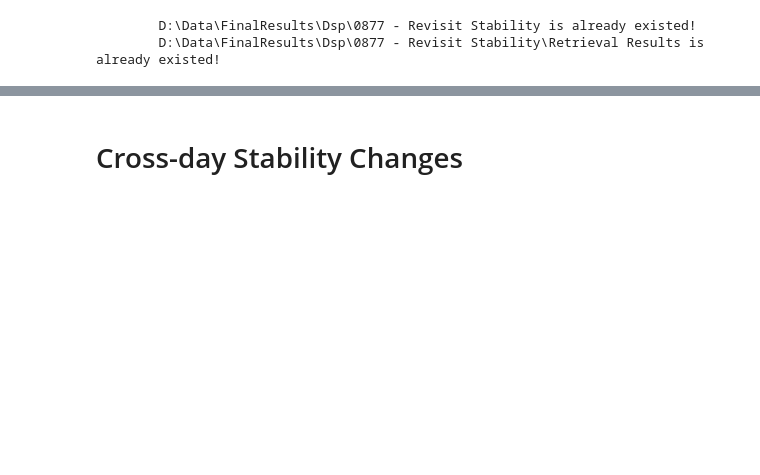
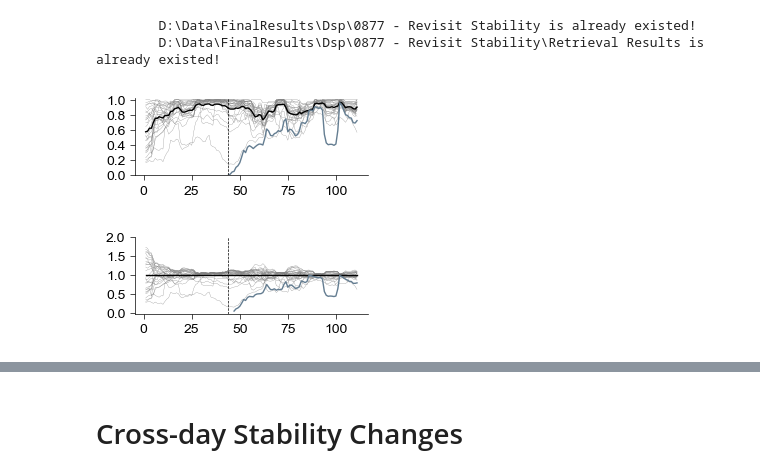
Before and after one commit to YAO-Shuyang/PlotFigures, a Jupyter notebook: NodeFigures/Fig0877 - Revisit Stability.ipynb, the cells around one changed output, grey strips where cells are left out. Cells and saved outputs as stored; diff of their text form; code cells hidden in the pictures; blank space fills up the shorter version.

```diff
--- a/NodeFigures/Fig0877 - Revisit Stability.ipynb
+++ b/NodeFigures/Fig0877 - Revisit Stability.ipynb
@@ -124,6 +124,72 @@ for mouse in [10212, 10224, 10227, 10232]:
     for r in range(7):
         hidden_state_proportion(mouse, maze_type, r)
 prop_r0 = hidden_state_proportion(10232, maze_type, 0)
+# %%
+maze_type = 1
+prop_r0 = hidden_state_proportion(10232, maze_type, 0)
+prop_r5 = hidden_state_proportion(10232, maze_type, 5)
+fig = plt.figure(figsize=(3, 1))
+ax = Clear_Axes(plt.axes(), close_spines=['top', 'right'], ifxticks=True, ifyticks=True)
+for i in range(prop_r0.shape[1]):
+    ax.plot(
+        np.arange(1, 112),
+        prop_r0[CP_DSPs[maze_type][0]-1, i],
+        color='grey',
+        lw=0.2
+    )
+ax.plot(
+    np.arange(1, 112),
+    np.nanmean(prop_r0[CP_DSPs[maze_type][0]-1, :], axis=1),
+    color='k',
+    lw=1
+)
+#idx = np.where(prop_r5[CP_DSPs[maze_type][5]-1, 0] - bottom_line_whole[CP_DSPs[maze_type][5]-1] >= 0)[0]
+ax.plot(
+    np.arange(1, 112)[-CP_DSPs[maze_type][5].shape[0]:],
+    prop_r5[CP_DSPs[maze_type][5]-1, 0],
+    color=DSPPalette[5],
+    lw=1
+)
+ax.axvline(np.arange(1, 112)[-CP_DSPs[maze_type][5].shape[0]:][idx[0]], color='k', lw=0.5, ls='--')
+ax.set_ylim(0, 1.02)
+ax.set_yticks(np.linspace(0, 1, 6))
+plt.savefig(join(loc, "Hidden State Retrieval [Example].png"), dpi=600)
+plt.savefig(join(loc, "Hidden State Retrieval [Example].svg"), dpi=600)
+plt.show()
+
+
+maze_type = 1
+mean_prop_r0 = np.nanmean(prop_r0, axis=1)
+fig = plt.figure(figsize=(3, 1))
+ax = Clear_Axes(plt.axes(), close_spines=['top', 'right'], ifxticks=True, ifyticks=True)
+for i in range(prop_r0.shape[1]):
+    ax.plot(
+        np.arange(1, 112),
+        prop_r0[CP_DSPs[maze_type][0]-1, i]/mean_prop_r0[CP_DSPs[maze_type][0]-1],
+        color='grey',
+        lw=0.2
+    )
+ax.plot(
+    np.arange(1, 112),
+    np.nanmean(prop_r0[CP_DSPs[maze_type][0]-1, :], axis=1)/mean_prop_r0[CP_DSPs[maze_type][0]-1],
+    color='k',
+    lw=1
+)
+#idx = np.where(prop_r5[CP_DSPs[maze_type][5]-1, 0] - bottom_line_whole[CP_DSPs[maze_type][5]-1] >= 0)[0]
+ax.plot(
+    np.arange(1, 112)[-CP_DSPs[maze_type][5].shape[0]:],
+    prop_r5[CP_DSPs[maze_type][5]-1, 0]/mean_prop_r0[CP_DSPs[maze_type][5]-1],
+    color=DSPPalette[5],
+    lw=1
+)
+ax.axvline(np.arange(1, 112)[-CP_DSPs[maze_type][5].shape[0]:][idx[0]], color='k', lw=0.5, ls='--')
+ax.set_yticks(np.linspace(0, 2, 5))
+plt.savefig(join(loc, "Hidden State Retrieval [Normed Example].png"), dpi=600)
+plt.savefig(join(loc, "Hidden State Retrieval [Normed Example].svg"), dpi=600)
+plt.show()
+# %% [output]
+[figure, added]
+[figure, added]
 # %%
 def get_index_map(mouse: int) -> np.ndarray:
     idx = np.where(f_CellReg_dsp['MiceID'] == mouse)[0][0]
```
Also changed, not shown: parts of 5 cells of this notebook, 2 other files.
